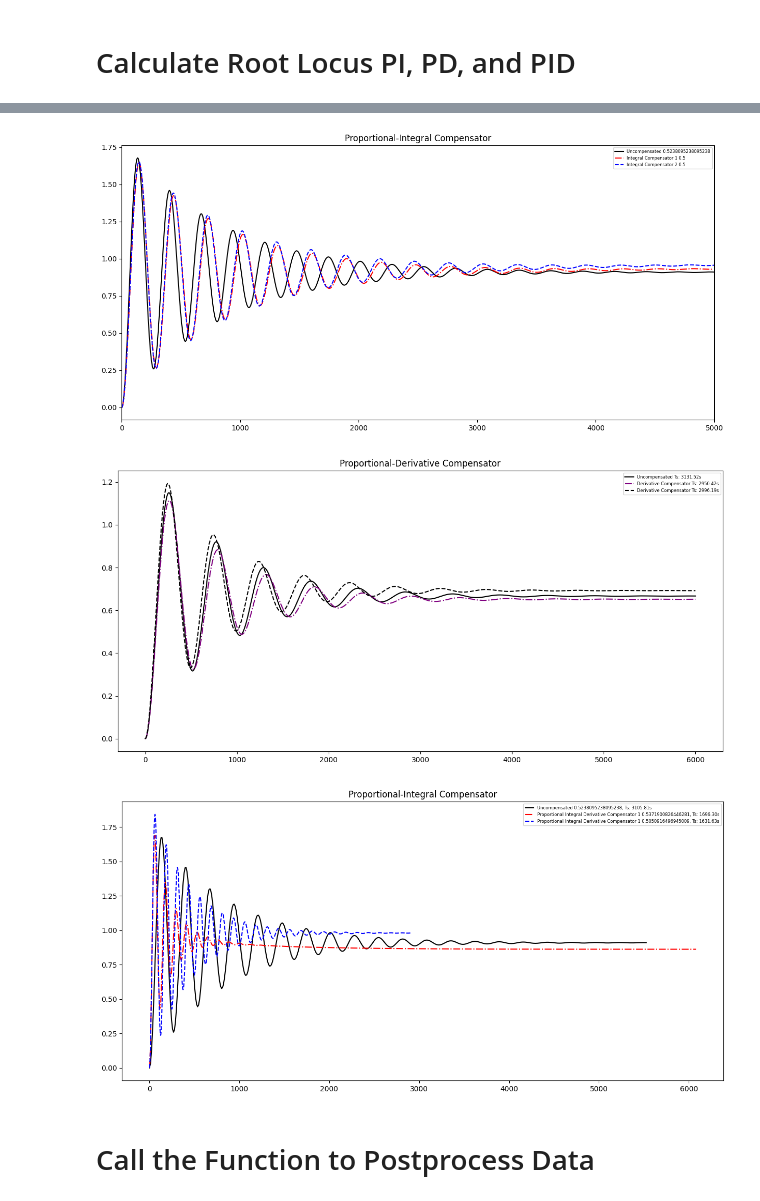
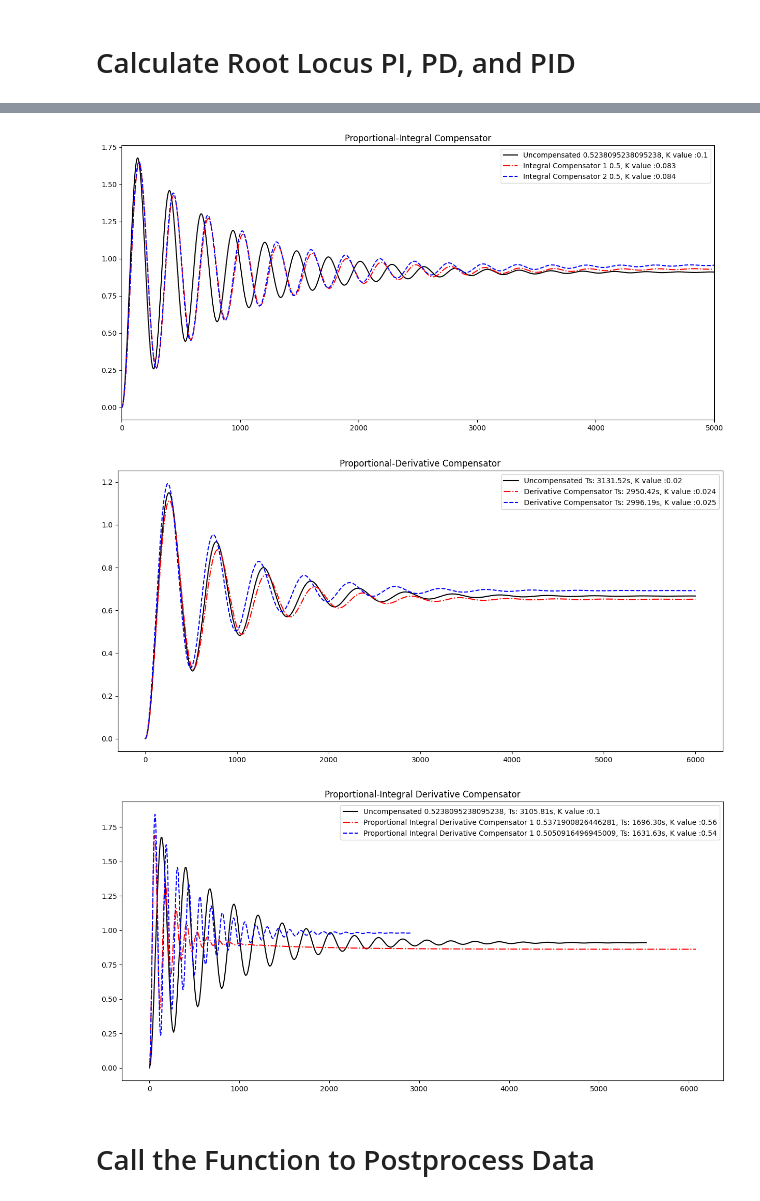
Before and after one commit to ciaattt/PTMD, a Jupyter notebook: PTMD/Sisken.ipynb, the cells around one changed output, grey strips where cells are left out. Drawn from its saved outputs; the diff is of its cells as text; code cells hidden in the pictures.

```diff
--- a/PTMD/Sisken.ipynb
+++ b/PTMD/Sisken.ipynb
@@ -142,12 +144,12 @@ def Integral_Compensation():
 
     # Create Plot
     fig, ax = plt.subplots(figsize=(15,7))
-    ax.plot(t,y, color = 'black', label = f'Uncompensated {ess}')
-    ax.plot(t1,y1, color = 'red', linestyle = '-.', label = f'Integral Compensator 1 {ess_1}')
-    ax.plot(t2,y2, color = 'blue', linestyle = '--', label = f'Integral Compensator 2 {ess_2}')
+    ax.plot(t,y, color = 'black', label = f'Uncompensated {ess}, K value :{k}')
+    ax.plot(t1,y1, color = 'red', linestyle = '-.', label = f'Integral Compensator 1 {ess_1}, K value :{k_1}')
+    ax.plot(t2,y2, color = 'blue', linestyle = '--', label = f'Integral Compensator 2 {ess_2}, K value :{k_2}')
     ax.set_xlim([0,5000])
     ax.set_title("Proportional-Integral Compensator")
-    ax.legend(prop={'size':6})
+    ax.legend(prop={'size':10})
 
     fig.savefig("File Sisken/Integral Compensation")
     return ax,([info,function_closed]),([info_1,function_1_closed]),([info_2,function_2_closed])
@@ -180,13 +182,13 @@ def Derivative_Compensation():
     info = (control.step_info(function_closed))
 
     fig, ax = plt.subplots(figsize=(15,7))
-    ax.plot(t, y, color='black', label=f"Uncompensated Ts: {info['SettlingTime']:.2f}s")
-    ax.plot(t1, y1, color='purple', linestyle = '-.', label=f"Derivative Compensator Ts: {info_1['SettlingTime']:.2f}s")
-    ax.plot(t2, y2, color='black', linestyle = '--',label=f"Derivative Compensator Ts: {info_2['SettlingTime']:.2f}s")
+    ax.plot(t, y, color='black', label=f"Uncompensated Ts: {info['SettlingTime']:.2f}s, K value :{k}")
+    ax.plot(t1, y1, color='red', linestyle = '-.', label=f"Derivative Compensator Ts: {info_1['SettlingTime']:.2f}s, K value :{k_1}")
+    ax.plot(t2, y2, color='blue', linestyle = '--',label=f"Derivative Compensator Ts: {info_2['SettlingTime']:.2f}s, K value :{k_2}")
     #ax.plot(t1,y1, color = 'purple', linestyle = '-.', label = f'Integral Compensator 1 Ts:{info_1}')
     #ax.plot(t2,y2, color = 'green', linestyle = '--', label = f'Integral Compensator 2 Ts:{info_2}')
     ax.set_title("Proportional-Derivative Compensator")
-    ax.legend(prop={'size':6})
+    ax.legend(prop={'size':10})
 
     fig.savefig("File Sisken/Derivative Compensation")
     #return ax,info,info_1,info_2,function_closed,function_1_closed,function_2_closed
@@ -221,11 +223,11 @@ def PID_Compensation():
 
     # Create Plot
     fig, ax = plt.subplots(figsize=(15,7))
-    ax.plot(t,y, color = 'black', label = f"Uncompensated {ess}, Ts: {info['SettlingTime']:.2f}s")
-    ax.plot(t1,y1, color = 'red', linestyle = '-.', label = f"Proportional Integral Derivative Compensator 1 {ess_1}, Ts: {info_1['SettlingTime']:.2f}s")
-    ax.plot(t2,y2, color = 'blue', linestyle = '--', label = f"Proportional Integral Derivative Compensator 1 {ess_2}, Ts: {info_2['SettlingTime']:.2f}s")
-    ax.set_title("Proportional-Integral Compensator")
-    ax.legend(prop={'size':6})
+    ax.plot(t,y, color = 'black', label = f"Uncompensated {ess}, Ts: {info['SettlingTime']:.2f}s, K value :{k}")
+    ax.plot(t1,y1, color = 'red', linestyle = '-.', label = f"Proportional Integral Derivative Compensator 1 {ess_1}, Ts: {info_1['SettlingTime']:.2f}s, K value :{k_1}")
+    ax.plot(t2,y2, color = 'blue', linestyle = '--', label = f"Proportional Integral Derivative Compensator 1 {ess_2}, Ts: {info_2['SettlingTime']:.2f}s, K value :{k_2}")
+    ax.set_title("Proportional-Integral Derivative Compensator")
+    ax.legend(prop={'size':10})
     fig.savefig("File Sisken/Proportional Integral Derivative Compensation")
 
     #return ax,info,info_1,info_2,function_closed,function_1_closed,function_2_closed
@@ -253,25 +255,25 @@ PID_Compensation()
  [{'RiseTime': 53.548490534745255,
    'SettlingTime': 3105.8124510152247,
    'SettlingMin': 0.25908023968738714,
    'SettlingMax': 1.6724152068060825,
    'Overshoot': 83.96567274866905,
    'Undershoot': 0,
    'Peak': 1.6724152068060825,
    'PeakTime': 139.22607539033766,
    'SteadyStateValue': 0.9090909090909092},
   TransferFunction(array([0.1]), array([2.0e+02, 5.0e-01, 1.1e-01]))],
  [{'RiseTime': 18.795571278372243,
 ... (15 lines left out)
    'Peak': 1.841229383264778,
    'PeakTime': 62.15717119622388,
    'SteadyStateValue': 0.9798387096774194},
   TransferFunction(array([0.54  , 0.0486]), array([2.00e+02, 2.05e+01, 6.00e-01, 4.96e-02]))])
 [figure]
 [figure]
 [figure]
-[figure, old version]
+[figure, new version]
-[figure, old version]
+[figure, new version]
-[figure, old version]
+[figure, new version]
 # %% [markdown]
 # Call the Function to Postprocess Data
 # %%
```
Also changed, not shown: parts of 6 cells of this notebook, 7 other files.
